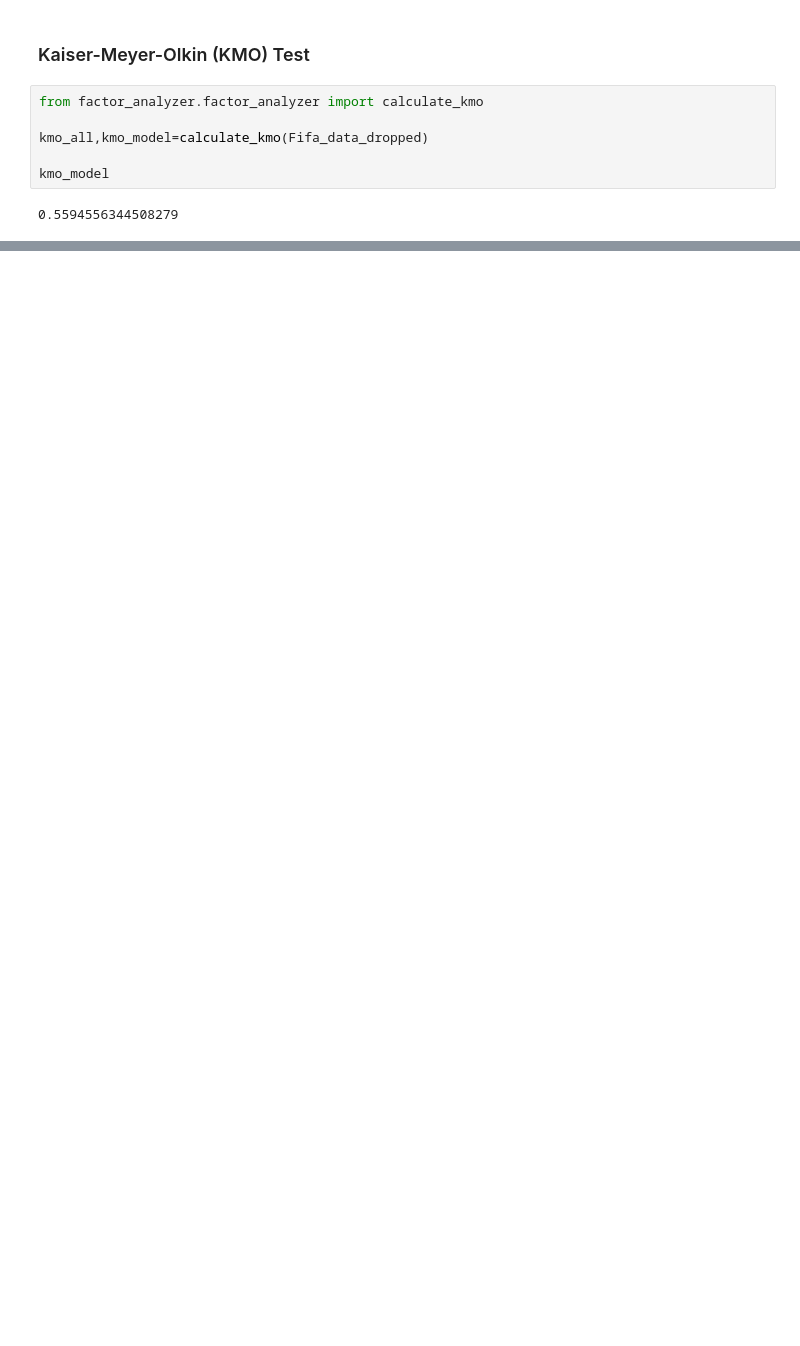
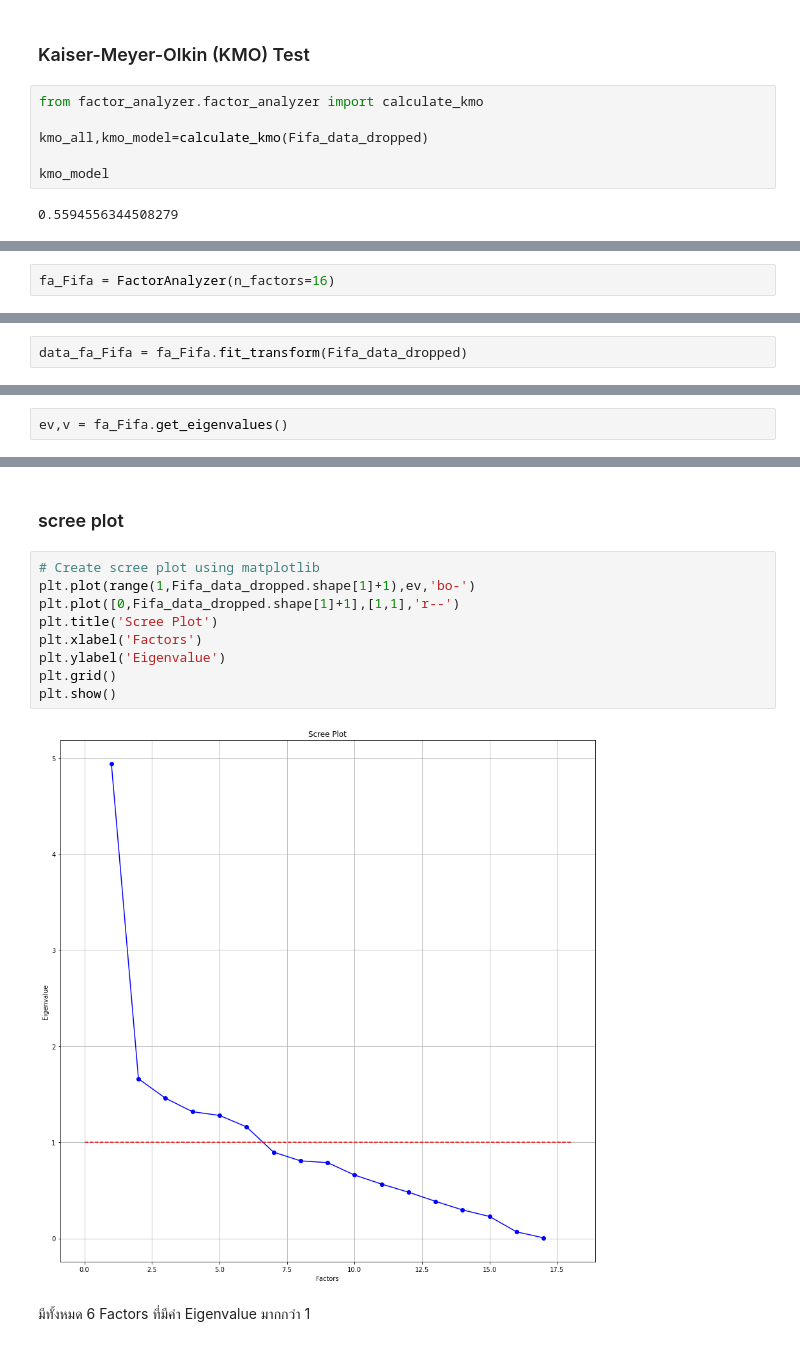
Before and after one commit to jittakorn-ch/multivariate, a Jupyter notebook: Chapter_5_Factor_Analysis.ipynb, the cells around one changed output, grey strips where cells are left out. Saved outputs shown, nothing was run; the diff lists cells and outputs as text; blank space fills up the shorter version.

```diff
--- a/Chapter_5_Factor_Analysis.ipynb
+++ b/Chapter_5_Factor_Analysis.ipynb
@@ -314,0 +315,2 @@ kmo_model
+# %%
+fa_Fifa = FactorAnalyzer(n_factors=16)
@@ -314,0 +319,2 @@ kmo_model
+# %%
+data_fa_Fifa = fa_Fifa.fit_transform(Fifa_data_dropped)
@@ -314,0 +327,2 @@ kmo_model
+# %%
+ev,v = fa_Fifa.get_eigenvalues()
@@ -314,0 +338,15 @@ kmo_model
+# %% [markdown]
+### scree plot
+# %%
+# Create scree plot using matplotlib
+plt.plot(range(1,Fifa_data_dropped.shape[1]+1),ev,'bo-')
+plt.plot([0,Fifa_data_dropped.shape[1]+1],[1,1],'r--')
+plt.title('Scree Plot')
+plt.xlabel('Factors')
+plt.ylabel('Eigenvalue')
+plt.grid()
+plt.show()
+# %% [output]
+[figure, added]
+# %% [markdown]
+มีทั้งหมด 6 Factors ที่มีค่า Eigenvalue มากกว่า 1
```
Also changed, not shown: parts of 27 cells of this notebook.
